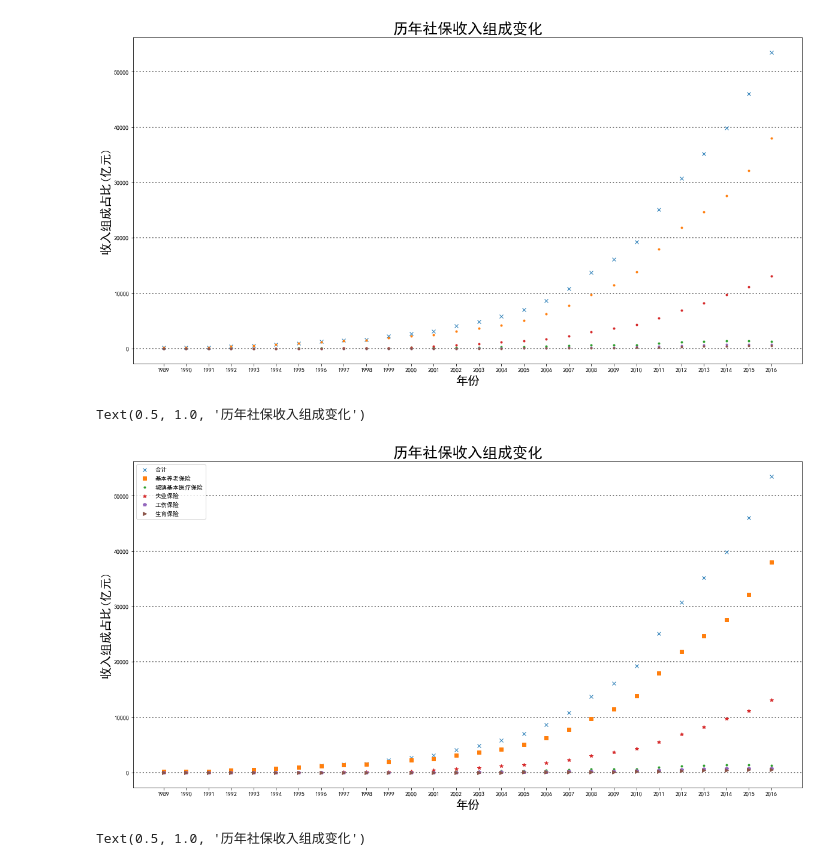
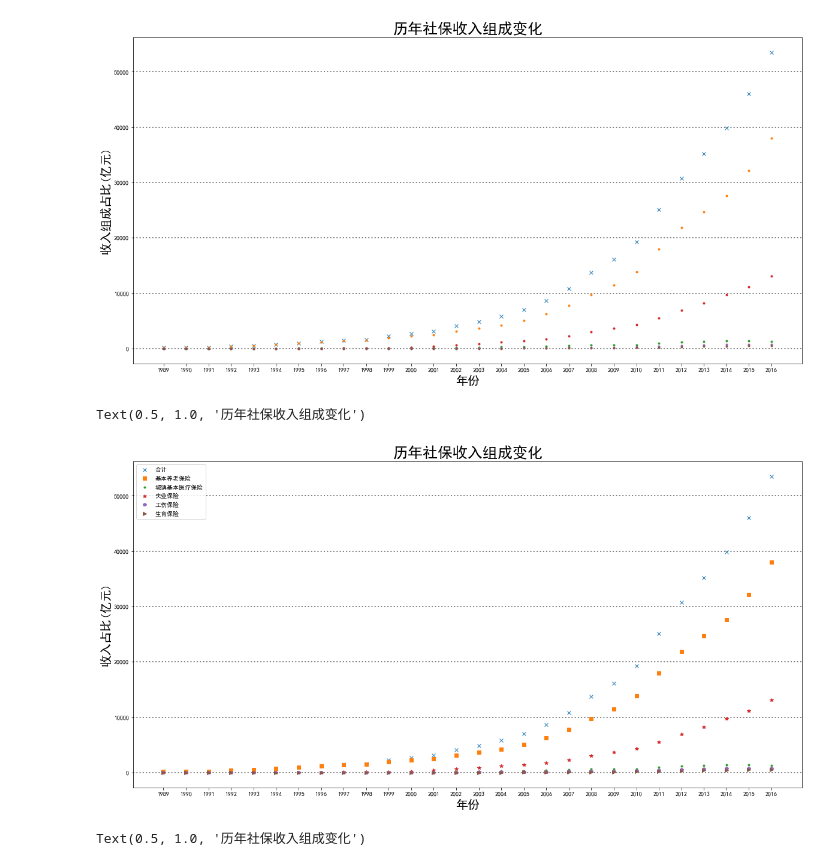
Before and after one commit to sanbeichahegongheguo/python_learn, a Jupyter notebook: chapter02-数据分析/练习/全国医保数据分析/中国医保收入数据分析.ipynb, the cells around one changed output. Cells and saved outputs as stored; diff of their text form; code cells hidden in the pictures.

```diff
--- a/chapter02-数据分析/练习/全国医保数据分析/中国医保收入数据分析.ipynb
+++ b/chapter02-数据分析/练习/全国医保数据分析/中国医保收入数据分析.ipynb
@@ -65,23 +65,23 @@ plt.title("历年社保收入组成变化", fontsize=25)
 # %%
 # 增加图例版
 plt.figure(figsize=(20,10))
 plt.plot(years, total,'x', label='合计',)
 plt.plot(years, basic_pension_insurance,'s', label='基本养老保险',)
 plt.plot(years, unemployment_insurance, '.', label='城镇基本医疗保险',)
 plt.plot(years, urban_basic_medical_insurance, '*', label='失业保险',)
 plt.plot(years, work_injury_insurance,'p', label='工伤保险',)
 plt.plot(years, maternity_insurance,'>', label='生育保险',)
 # 添加图例
 plt.legend(loc='upper left')
 # 添加网格线
 plt.grid(axis='y', color='gray', linestyle=':', linewidth=2)
 
 plt.xlabel("年份", fontsize=20)
-plt.ylabel("收入组成占比(亿元)", fontsize=20)
+plt.ylabel("收入组成(亿元)", fontsize=20)
 plt.title("历年社保收入组成变化", fontsize=25)
 # %% [output]
 Text(0.5, 1.0, '历年社保收入组成变化')
-[figure, old version]
+[figure, new version]
 # %%
 # 堆积柱状图
 plt.figure(figsize=(20,10))
```
Also changed, not shown: parts of 4 cells of this notebook, 1 other file.
